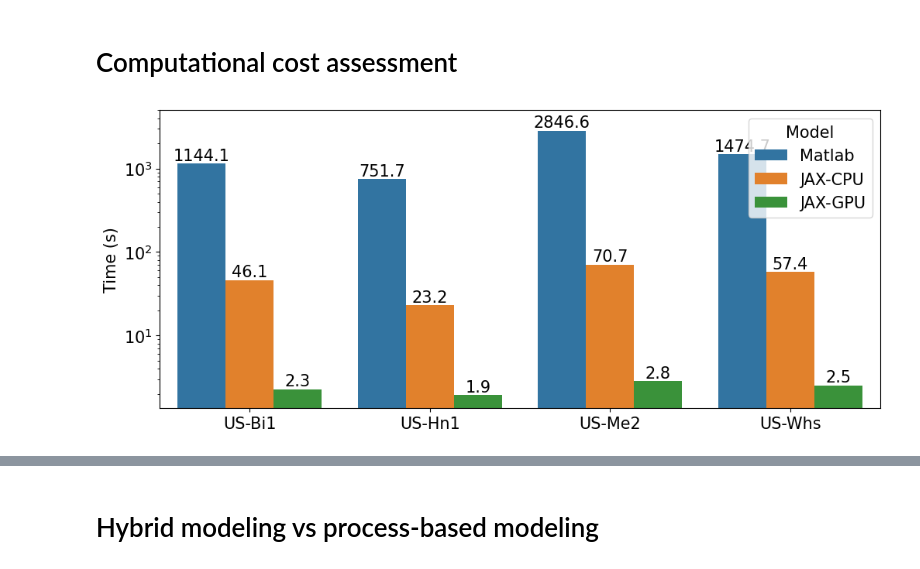
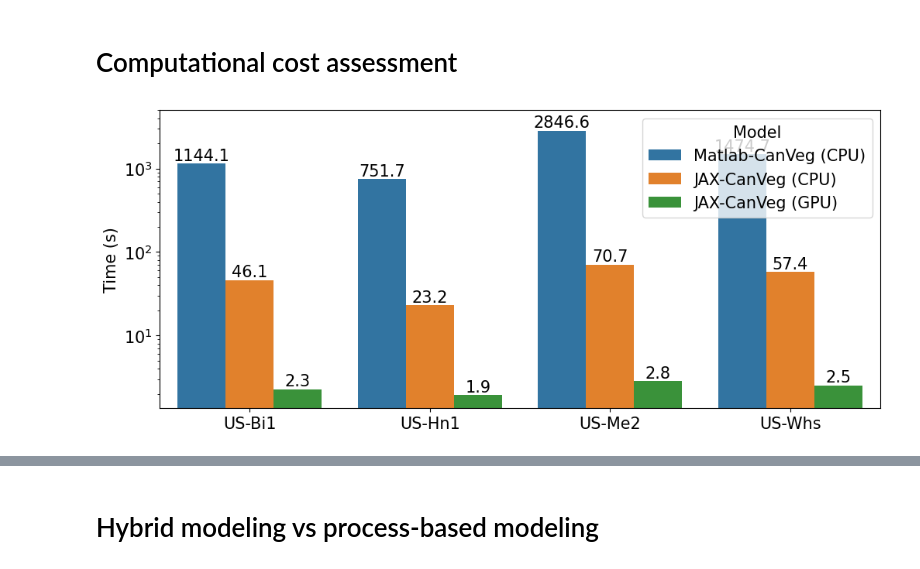
Before and after one commit to pnnl/JAX-CanVeg, a Jupyter notebook: examples/TrainingAnalysis.ipynb, the cells around one changed output, grey strips where cells are left out. Cells and saved outputs as stored; diff of their text form; code cells hidden in the pictures.

```diff
--- a/examples/TrainingAnalysis.ipynb
+++ b/examples/TrainingAnalysis.ipynb
@@ -204,41 +202,46 @@ for site in sites:
 # Computational cost assessment
 # %%
 usbi1_time = {
-    'Matlab': 1144.13,
-    'JAX-CPU': 46.12,
-    'JAX-GPU': 2.27
+    'Matlab-CanVeg (CPU)': 1144.13,
+    'JAX-CanVeg (CPU)': 46.12,
+    'JAX-CanVeg (GPU)': 2.27
 }
 
 ushn1_time = {
-    'Matlab': 751.67,
-    'JAX-CPU': 23.19,
-    'JAX-GPU': 1.93
+    'Matlab-CanVeg (CPU)': 751.67,
+    'JAX-CanVeg (CPU)': 23.19,
+    'JAX-CanVeg (GPU)': 1.93
 }
 
 usme2_time = {
-    'Matlab': 2846.56,
-    'JAX-CPU': 70.70,
-    'JAX-GPU': 2.83
+    'Matlab-CanVeg (CPU)': 2846.56,
+    'JAX-CanVeg (CPU)': 70.70,
+    'JAX-CanVeg (GPU)': 2.83
 }
 
 uswhs_time = {
-    'Matlab': 1474.65,
-    'JAX-CPU': 57.40,
-    'JAX-GPU': 2.52
+    'Matlab-CanVeg (CPU)': 1474.65,
+    'JAX-CanVeg (CPU)': 57.40,
+    'JAX-CanVeg (GPU)': 2.52
 }
+
+canveg_models = ['Matlab-CanVeg (CPU)','JAX-CanVeg (CPU)', 'JAX-CanVeg (GPU)']
 
 # Convert it to pandas dataframe
 compute_time = pd.DataFrame(
     [usbi1_time, ushn1_time, usme2_time, uswhs_time]
 )
 compute_time.index = ['US-Bi1', 'US-Hn1', 'US-Me2', 'US-Whs']
-compute_time_df = pd.melt(compute_time.reset_index(), id_vars='index',value_vars=['Matlab','JAX-CPU', 'JAX-GPU'])
+compute_time_df = pd.melt(
+    compute_time.reset_index(), id_vars='index',
+    value_vars=canveg_models
+)
 compute_time_df.rename(columns={"index": "Site", "variable": "Model", "value":"Time"}, inplace=True)
 # %%
 fig, ax = plt.subplots(1, 1, figsize=(12,5))
-sns.barplot(compute_time_df, x="Site", y="Time", hue="Model", ax=ax)
+sns.barplot(compute_time_df, x="Site", y="Time", hue="Model", ax=ax, legend=True)
 ax.set(yscale='log', ylabel='Time (s)', xlabel='', ylim=[None, 5000]);
 for i in ax.containers:
     ax.bar_label(i,fmt='%.1f')
 # %% [output]
-[figure, old version]
+[figure, new version]
```
Also changed, not shown: parts of 7 cells of this notebook, 2 other files.
